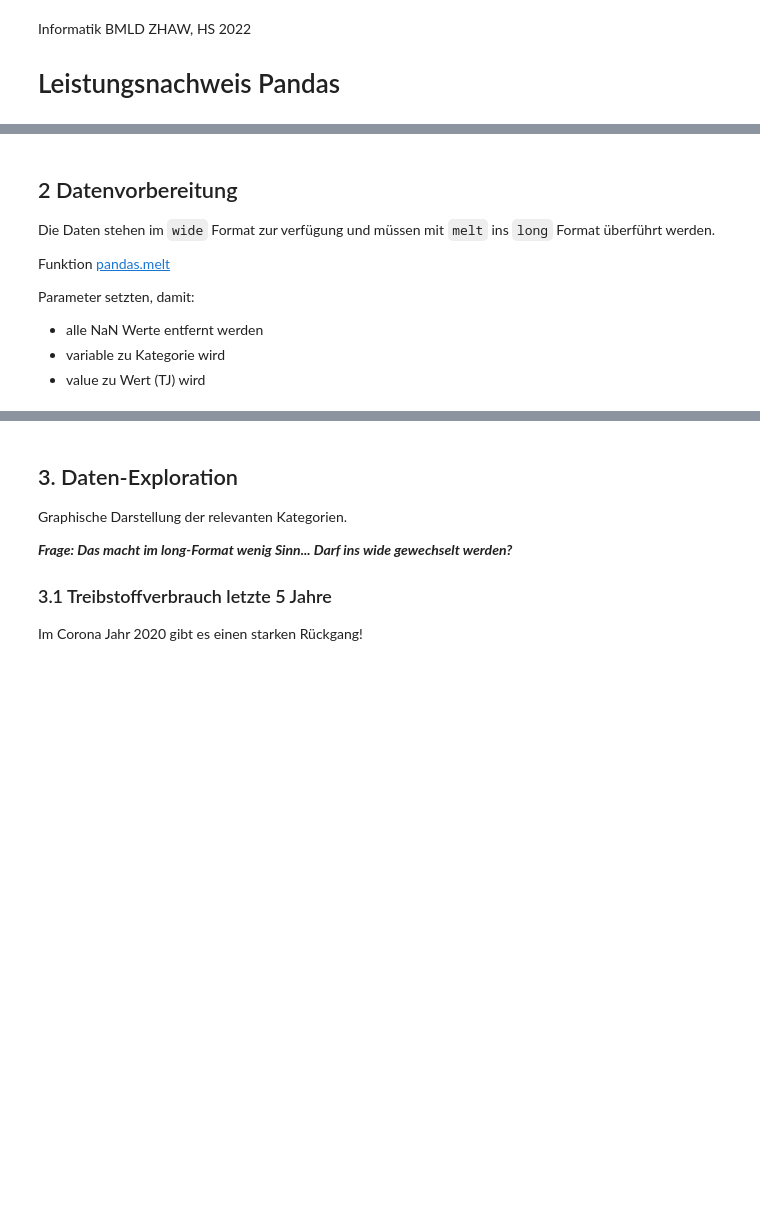
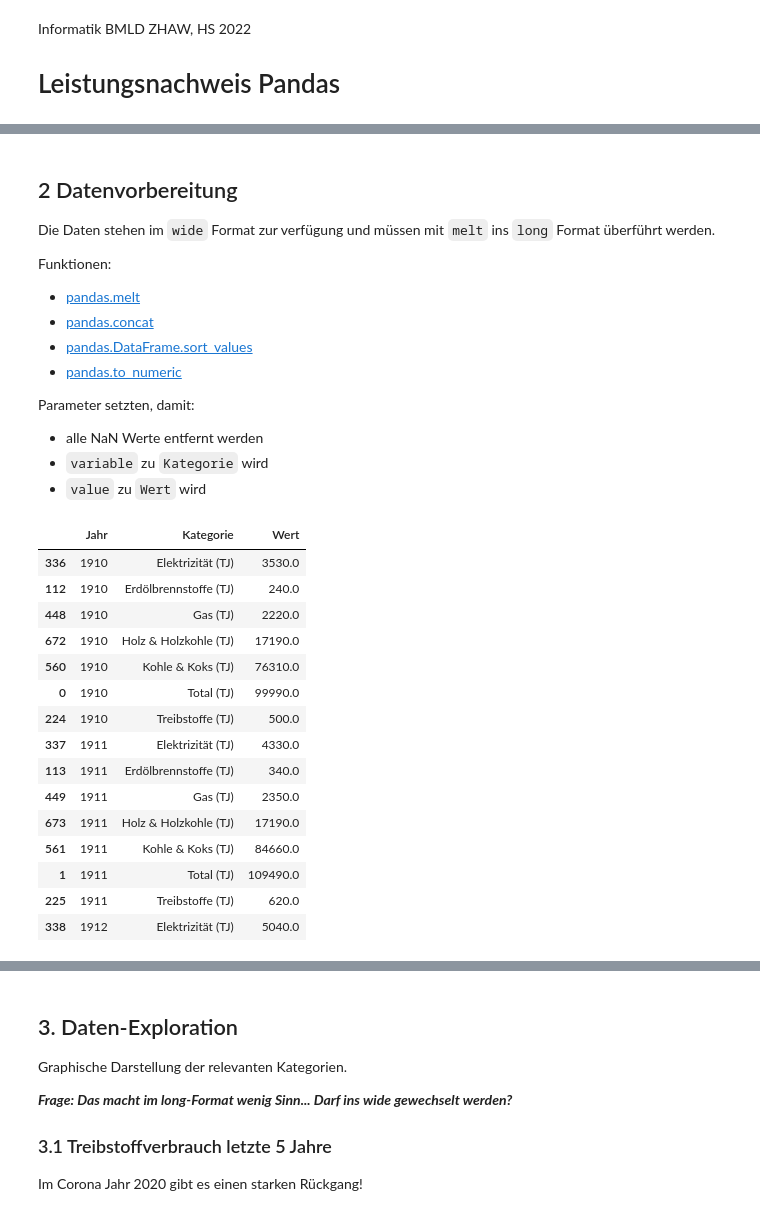
Before and after one commit to marco-weber/BMLD-2022-Informatik-Leistungsnachweis, a Jupyter notebook: Leistungsnachweisname_FilipaWeber_AnnaHasenfratz_EnyaJossen.ipynb, the cells around one changed output, grey strips where cells are left out. Drawn from its saved outputs; the diff is of its cells as text; code cells hidden in the pictures; blank space fills up the shorter version.

```diff
--- a/Leistungsnachweisname_FilipaWeber_AnnaHasenfratz_EnyaJossen.ipynb
+++ b/Leistungsnachweisname_FilipaWeber_AnnaHasenfratz_EnyaJossen.ipynb
@@ -98,9 +132,36 @@ df_transport
 ## 2 Datenvorbereitung
 Die Daten stehen im `wide` Format zur verfügung und müssen mit `melt` ins `long` Format überführt werden.
 
-Funktion [pandas.melt](https://pandas.pydata.org/docs/reference/api/pandas.melt.html)
+Funktionen:
+
+- [pandas.melt](https://pandas.pydata.org/docs/reference/api/pandas.melt.html)
+- [pandas.concat](https://pandas.pydata.org/docs/reference/api/pandas.concat.html#pandas.concat)
+- [pandas.DataFrame.sort_values](https://pandas.pydata.org/docs/reference/api/pandas.DataFrame.sort_values.html)
+- [pandas.to_numeric](https://pandas.pydata.org/docs/reference/api/pandas.to_numeric.html)
 
 Parameter setzten, damit:
 - alle NaN Werte entfernt werden
-- variable zu Kategorie wird
-- value zu Wert (TJ) wird
+- `variable` zu `Kategorie` wird
+- `value` zu `Wert` wird
+# %%
+# melt wide format to long, sort and check outcome
+df_energy_long = df_energy.melt(id_vars=["Jahr"],var_name="Kategorie",value_name="Wert").dropna()
+df_energy_long = df_energy_long.sort_values(by=["Jahr", "Kategorie"]) # both categories asc (default)
+df_energy_long.head(15)
+# %% [output]
+|  | Jahr | Kategorie | Wert |
+| 336 | 1910 | Elektrizität (TJ) | 3530.0 |
+| 112 | 1910 | Erdölbrennstoffe (TJ) | 240.0 |
+| 448 | 1910 | Gas (TJ) | 2220.0 |
+| 672 | 1910 | Holz & Holzkohle (TJ) | 17190.0 |
+| 560 | 1910 | Kohle & Koks (TJ) | 76310.0 |
+| 0 | 1910 | Total (TJ) | 99990.0 |
+| 224 | 1910 | Treibstoffe (TJ) | 500.0 |
+| 337 | 1911 | Elektrizität (TJ) | 4330.0 |
+| 113 | 1911 | Erdölbrennstoffe (TJ) | 340.0 |
+| 449 | 1911 | Gas (TJ) | 2350.0 |
+| 673 | 1911 | Holz & Holzkohle (TJ) | 17190.0 |
+| 561 | 1911 | Kohle & Koks (TJ) | 84660.0 |
+| 1 | 1911 | Total (TJ) | 109490.0 |
+| 225 | 1911 | Treibstoffe (TJ) | 620.0 |
+| 338 | 1912 | Elektrizität (TJ) | 5040.0 |
```
Also changed, not shown: parts of 14 cells of this notebook.
